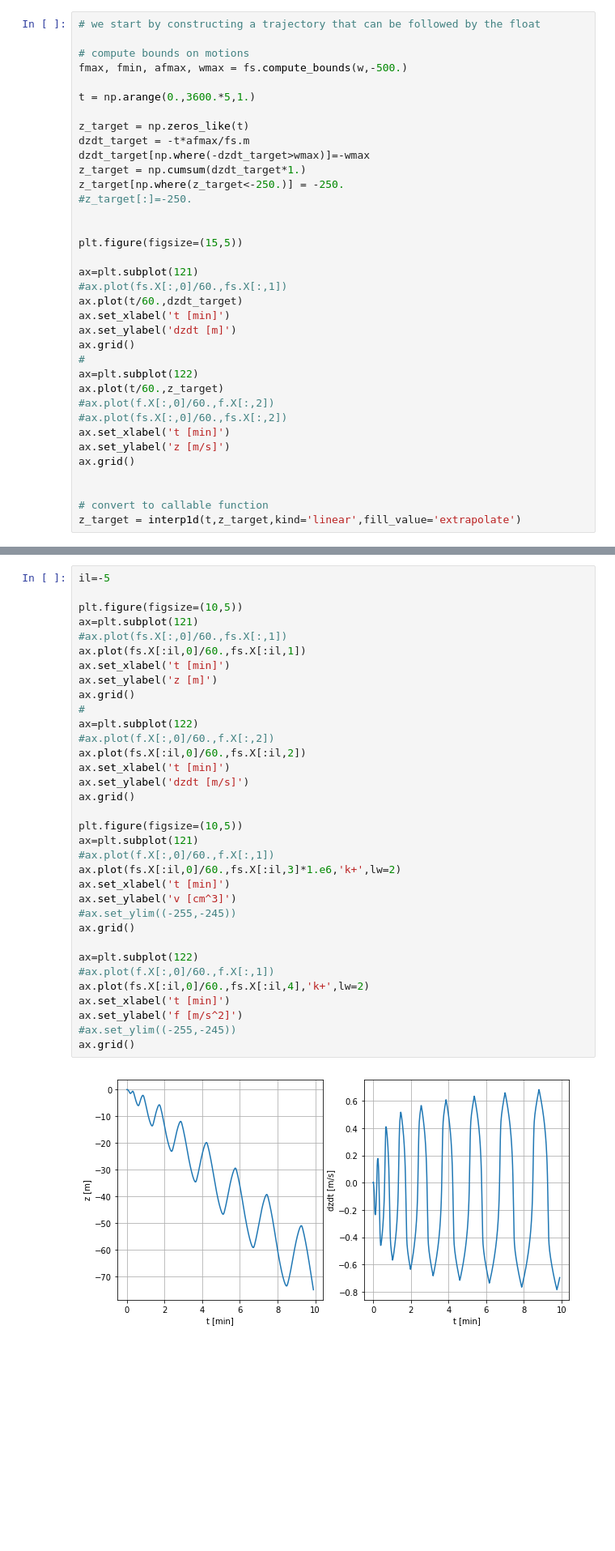
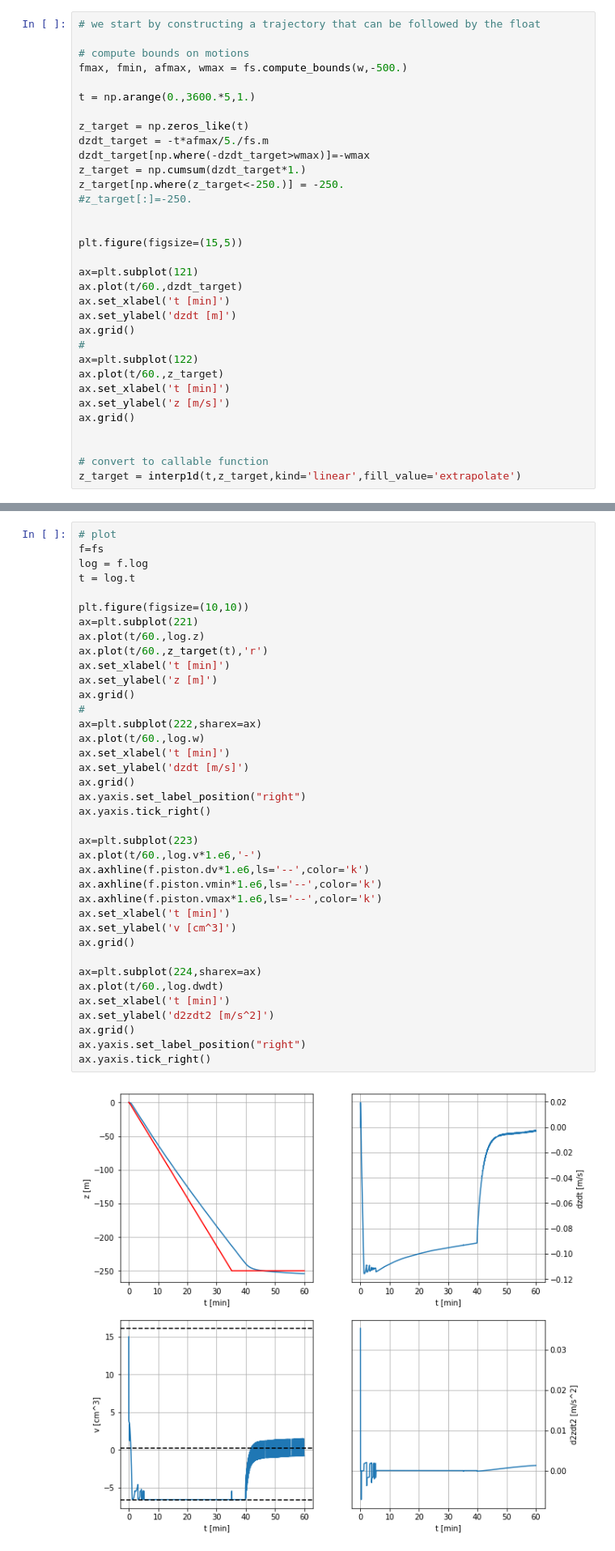
Before and after one commit to apatlpo/cognac, a Jupyter notebook: instrum/zcontrol_realistic.ipynb, the cells around one changed output, grey strips where cells are left out. Shown at 81% size. Saved outputs shown, nothing was run; the diff lists cells and outputs as text; blank space fills up the shorter version.

```diff
--- a/instrum/zcontrol_realistic.ipynb
+++ b/instrum/zcontrol_realistic.ipynb
@@ -447,7 +427,7 @@ fmax, fmin, afmax, wmax = fs.compute_bounds(w,-500.)
 t = np.arange(0.,3600.*5,1.)
 
 z_target = np.zeros_like(t)
-dzdt_target = -t*afmax/fs.m
+dzdt_target = -t*afmax/5./fs.m
 dzdt_target[np.where(-dzdt_target>wmax)]=-wmax
 z_target = np.cumsum(dzdt_target*1.)
 z_target[np.where(z_target<-250.)] = -250.
@@ -457,7 +437,6 @@ z_target[np.where(z_target<-250.)] = -250.
 plt.figure(figsize=(15,5))
 
 ax=plt.subplot(121)
-#ax.plot(fs.X[:,0]/60.,fs.X[:,1])
 ax.plot(t/60.,dzdt_target)
 ax.set_xlabel('t [min]')
 ax.set_ylabel('dzdt [m]')
@@ -465,8 +444,6 @@ ax.grid()
 #
 ax=plt.subplot(122)
 ax.plot(t/60.,z_target)
-#ax.plot(f.X[:,0]/60.,f.X[:,2])
-#ax.plot(fs.X[:,0]/60.,fs.X[:,2])
 ax.set_xlabel('t [min]')
 ax.set_ylabel('z [m/s]')
 ax.grid()
@@ -507,37 +476,41 @@ u=1.256397e-05
 ... time stepping done
 # %%
-il=-5
+# plot
+f=fs
+log = f.log
+t = log.t
 
-plt.figure(figsize=(10,5))
-ax=plt.subplot(121)
-#ax.plot(fs.X[:,0]/60.,fs.X[:,1])
-ax.plot(fs.X[:il,0]/60.,fs.X[:il,1])
+plt.figure(figsize=(10,10))
+ax=plt.subplot(221)
+ax.plot(t/60.,log.z)
+ax.plot(t/60.,z_target(t),'r')
 ax.set_xlabel('t [min]')
 ax.set_ylabel('z [m]')
 ax.grid()
 #
-ax=plt.subplot(122)
-#ax.plot(f.X[:,0]/60.,f.X[:,2])
-ax.plot(fs.X[:il,0]/60.,fs.X[:il,2])
+ax=plt.subplot(222,sharex=ax)
+ax.plot(t/60.,log.w)
 ax.set_xlabel('t [min]')
 ax.set_ylabel('dzdt [m/s]')
 ax.grid()
+ax.yaxis.set_label_position("right")
+ax.yaxis.tick_right()
 
-plt.figure(figsize=(10,5))
-ax=plt.subplot(121)
-#ax.plot(f.X[:,0]/60.,f.X[:,1])
-ax.plot(fs.X[:il,0]/60.,fs.X[:il,3]*1.e6,'k+',lw=2)
+ax=plt.subplot(223)
+ax.plot(t/60.,log.v*1.e6,'-')
+ax.axhline(f.piston.dv*1.e6,ls='--',color='k')
+ax.axhline(f.piston.vmin*1.e6,ls='--',color='k')
+ax.axhline(f.piston.vmax*1.e6,ls='--',color='k')
 ax.set_xlabel('t [min]')
 ax.set_ylabel('v [cm^3]')
-#ax.set_ylim((-255,-245))
 ax.grid()
 
-ax=plt.subplot(122)
-#ax.plot(f.X[:,0]/60.,f.X[:,1])
-ax.plot(fs.X[:il,0]/60.,fs.X[:il,4],'k+',lw=2)
+ax=plt.subplot(224,sharex=ax)
+ax.plot(t/60.,log.dwdt)
 ax.set_xlabel('t [min]')
-ax.set_ylabel('f [m/s^2]')
-#ax.set_ylim((-255,-245))
+ax.set_ylabel('d2zdt2 [m/s^2]')
 ax.grid()
+ax.yaxis.set_label_position("right")
+ax.yaxis.tick_right()
 # %% [output]
-[figure, old version]
+[figure, new version]
```
Also changed, not shown: parts of 8 cells of this notebook, 2 other files.
